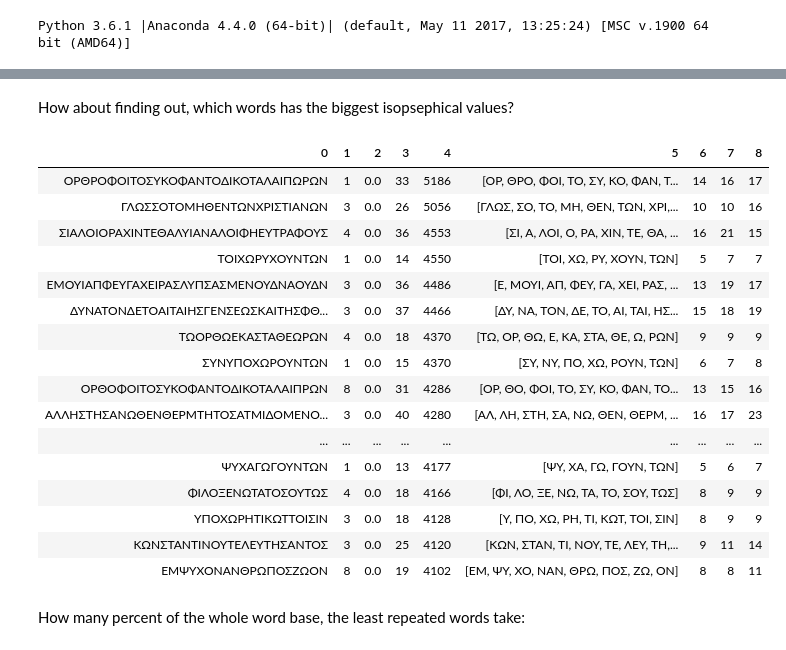
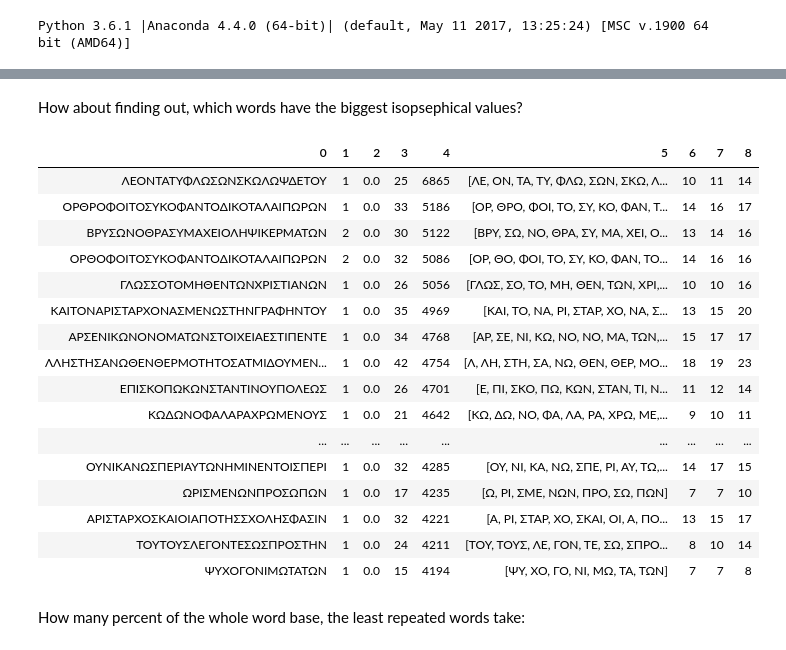
Before and after one commit to markomanninen/grcriddles, a Jupyter notebook: Processing Greek corpora for the isopsehical riddle solver.ipynb, the cells around one changed output, grey strips where cells are left out. Saved outputs shown, nothing was run; the diff lists cells and outputs as text; code cells hidden in the pictures.

Commit message:
Major update of the first chapter

```diff
--- a/Processing Greek corpora for the isopsehical riddle solver.ipynb
+++ b/Processing Greek corpora for the isopsehical riddle solver.ipynb
@@ -78,6 +59,0 @@ Note that one can download and extract `greek_text_first1kgreek` directly from
-# %%
-from functions import copy_corpora
-
-for item in [["greek_text_first1kgreek", "greek_text_tlg"],
-             ["greek_text_perseus", "greek_text_prs"]]:
-    copy_corpora(*item)
@@ -88,0 +77,8 @@ Perseus Greek source text is written as a betacode, so I will need a converter s
+# %%
+from functions import copy_corpora, joinpaths, perseus_tmp_dir, first1k_tmp_dir
+# important files resides in the data directory of the repositories
+for item in [[joinpaths(perseus_zip_dir,
+              ["canonical-greekLit-master", "data"]), perseus_tmp_dir],
+             [joinpaths(first1k_zip_dir,
+              ["First1KGreek-master", "data"]), first1k_tmp_dir]]:
+    copy_corpora(*item)
@@ -88,0 +94,5 @@ Perseus Greek source text is written as a betacode, so I will need a converter s
+# %%
+from functions import init_corpora, perseus_dir, first1k_dir
+# collect files and initialize data dictionary
+greek_corpora_x = init_corpora([[perseus_tmp_dir, perseus_dir], [first1k_tmp_dir, first1k_dir]])
+print(len(greek_corpora_x), "files found")
@@ -97,8 +108,0 @@ Extracted content is saved to the author/work based directories. Simplified unci
-# %%
-from functions import init_corpora
-
-# init corpora list
-corporas = ["greek_text_prs", "greek_text_tlg"]
-
-greek_corpora_x = init_corpora(corporas)
-print("%s files found" % len(greek_corpora_x))
@@ -355,25 +357,28 @@ HTML(l.to_html(index=False))
 # %% [markdown]
-How about finding out, which words has the biggest isopsephical values?
+How about finding out, which words have the biggest isopsephical values?
 # %%
-HTML(df.sort_values(4, ascending=False).head(n=20).to_html(index=False))
+# sort by the isopsephy column
+m = df.sort_values(4, ascending=False).head(n=20)
+# output table
+HTML(m.to_html(index=False))
 # %% [output]
 | 0 | 1 | 2 | 3 | 4 | 5 | 6 | 7 | 8 |
+| ΛΕΟΝΤΑΤΥΦΛΩΣΩΝΣΚΩΛΩΨΔΕΤΟΥ | 1 | 0.0 | 25 | 6865 | [ΛΕ, ΟΝ, ΤΑ, ΤΥ, ΦΛΩ, ΣΩΝ, ΣΚΩ, Λ... | 10 | 11 | 14 |
 | ΟΡΘΡΟΦΟΙΤΟΣΥΚΟΦΑΝΤΟΔΙΚΟΤΑΛΑΙΠΩΡΩΝ | 1 | 0.0 | 33 | 5186 | [ΟΡ, ΘΡΟ, ΦΟΙ, ΤΟ, ΣΥ, ΚΟ, ΦΑΝ, Τ... | 14 | 16 | 17 |
-| ΓΛΩΣΣΟΤΟΜΗΘΕΝΤΩΝΧΡΙΣΤΙΑΝΩΝ | 3 | 0.0 | 26 | 5056 | [ΓΛΩΣ, ΣΟ, ΤΟ, ΜΗ, ΘΕΝ, ΤΩΝ, ΧΡΙ,... | 10 | 10 | 16 |
-| ΣΙΑΛΟΙΟΡΑΧΙΝΤΕΘΑΛΥΙΑΝΑΛΟΙΦΗΕΥΤΡΑΦΟΥΣ | 4 | 0.0 | 36 | 4553 | [ΣΙ, Α, ΛΟΙ, Ο, ΡΑ, ΧΙΝ, ΤΕ, ΘΑ, ... | 16 | 21 | 15 |
-| ΤΟΙΧΩΡΥΧΟΥΝΤΩΝ | 1 | 0.0 | 14 | 4550 | [ΤΟΙ, ΧΩ, ΡΥ, ΧΟΥΝ, ΤΩΝ] | 5 | 7 | 7 |
-| ΕΜΟΥΙΑΠΦΕΥΓΑΧΕΙΡΑΣΛΥΠΣΑΣΜΕΝΟΥΔΝΑΟΥΔΝ | 3 | 0.0 | 36 | 4486 | [Ε, ΜΟΥΙ, ΑΠ, ΦΕΥ, ΓΑ, ΧΕΙ, ΡΑΣ, ... | 13 | 19 | 17 |
-| ΔΥΝΑΤΟΝΔΕΤΟΑΙΤΑΙΗΣΓΕΝΣΕΩΣΚΑΙΤΗΣΦΘ... | 3 | 0.0 | 37 | 4466 | [ΔΥ, ΝΑ, ΤΟΝ, ΔΕ, ΤΟ, ΑΙ, ΤΑΙ, ΗΣ... | 15 | 18 | 19 |
-| ΤΩΟΡΘΩΕΚΑΣΤΑΘΕΩΡΩΝ | 4 | 0.0 | 18 | 4370 | [ΤΩ, ΟΡ, ΘΩ, Ε, ΚΑ, ΣΤΑ, ΘΕ, Ω, ΡΩΝ] | 9 | 9 | 9 |
-| ΣΥΝΥΠΟΧΩΡΟΥΝΤΩΝ | 1 | 0.0 | 15 | 4370 | [ΣΥ, ΝΥ, ΠΟ, ΧΩ, ΡΟΥΝ, ΤΩΝ] | 6 | 7 | 8 |
-| ΟΡΘΟΦΟΙΤΟΣΥΚΟΦΑΝΤΟΔΙΚΟΤΑΛΑΙΠΡΩΝ | 8 | 0.0 | 31 | 4286 | [ΟΡ, ΘΟ, ΦΟΙ, ΤΟ, ΣΥ, ΚΟ, ΦΑΝ, ΤΟ... | 13 | 15 | 16 |
-| ΑΛΛΗΣΤΗΣΑΝΩΘΕΝΘΕΡΜΤΗΤΟΣΑΤΜΙΔΟΜΕΝΟ... | 3 | 0.0 | 40 | 4280 | [ΑΛ, ΛΗ, ΣΤΗ, ΣΑ, ΝΩ, ΘΕΝ, ΘΕΡΜ, ... | 16 | 17 | 23 |
+| ΒΡΥΣΩΝΟΘΡΑΣΥΜΑΧΕΙΟΛΗΨΙΚΕΡΜΑΤΩΝ | 2 | 0.0 | 30 | 5122 | [ΒΡΥ, ΣΩ, ΝΟ, ΘΡΑ, ΣΥ, ΜΑ, ΧΕΙ, Ο... | 13 | 14 | 16 |
+| ΟΡΘΟΦΟΙΤΟΣΥΚΟΦΑΝΤΟΔΙΚΟΤΑΛΑΙΠΩΡΩΝ | 2 | 0.0 | 32 | 5086 | [ΟΡ, ΘΟ, ΦΟΙ, ΤΟ, ΣΥ, ΚΟ, ΦΑΝ, ΤΟ... | 14 | 16 | 16 |
+| ΓΛΩΣΣΟΤΟΜΗΘΕΝΤΩΝΧΡΙΣΤΙΑΝΩΝ | 1 | 0.0 | 26 | 5056 | [ΓΛΩΣ, ΣΟ, ΤΟ, ΜΗ, ΘΕΝ, ΤΩΝ, ΧΡΙ,... | 10 | 10 | 16 |
+| ΚΑΙΤΟΝΑΡΙΣΤΑΡΧΟΝΑΣΜΕΝΩΣΤΗΝΓΡΑΦΗΝΤΟΥ | 1 | 0.0 | 35 | 4969 | [ΚΑΙ, ΤΟ, ΝΑ, ΡΙ, ΣΤΑΡ, ΧΟ, ΝΑ, Σ... | 13 | 15 | 20 |
+| ΑΡΣΕΝΙΚΩΝΟΝΟΜΑΤΩΝΣΤΟΙΧΕΙΑΕΣΤΙΠΕΝΤΕ | 1 | 0.0 | 34 | 4768 | [ΑΡ, ΣΕ, ΝΙ, ΚΩ, ΝΟ, ΝΟ, ΜΑ, ΤΩΝ,... | 15 | 17 | 17 |
+| ΛΛΗΣΤΗΣΑΝΩΘΕΝΘΕΡΜΟΤΗΤΟΣΑΤΜΙΔΟΥΜΕΝ... | 1 | 0.0 | 42 | 4754 | [Λ, ΛΗ, ΣΤΗ, ΣΑ, ΝΩ, ΘΕΝ, ΘΕΡ, ΜΟ... | 18 | 19 | 23 |
+| ΕΠΙΣΚΟΠΩΚΩΝΣΤΑΝΤΙΝΟΥΠΟΛΕΩΣ | 1 | 0.0 | 26 | 4701 | [Ε, ΠΙ, ΣΚΟ, ΠΩ, ΚΩΝ, ΣΤΑΝ, ΤΙ, Ν... | 11 | 12 | 14 |
+| ΚΩΔΩΝΟΦΑΛΑΡΑΧΡΩΜΕΝΟΥΣ | 1 | 0.0 | 21 | 4642 | [ΚΩ, ΔΩ, ΝΟ, ΦΑ, ΛΑ, ΡΑ, ΧΡΩ, ΜΕ,... | 9 | 10 | 11 |
 | ... | ... | ... | ... | ... | ... | ... | ... | ... |
-| ΨΥΧΑΓΩΓΟΥΝΤΩΝ | 1 | 0.0 | 13 | 4177 | [ΨΥ, ΧΑ, ΓΩ, ΓΟΥΝ, ΤΩΝ] | 5 | 6 | 7 |
-| ΦΙΛΟΞΕΝΩΤΑΤΟΣΟΥΤΩΣ | 4 | 0.0 | 18 | 4166 | [ΦΙ, ΛΟ, ΞΕ, ΝΩ, ΤΑ, ΤΟ, ΣΟΥ, ΤΩΣ] | 8 | 9 | 9 |
-| ΥΠΟΧΩΡΗΤΙΚΩΤΤΟΙΣΙΝ | 3 | 0.0 | 18 | 4128 | [Υ, ΠΟ, ΧΩ, ΡΗ, ΤΙ, ΚΩΤ, ΤΟΙ, ΣΙΝ] | 8 | 9 | 9 |
-| ΚΩΝΣΤΑΝΤΙΝΟΥΤΕΛΕΥΤΗΣΑΝΤΟΣ | 3 | 0.0 | 25 | 4120 | [ΚΩΝ, ΣΤΑΝ, ΤΙ, ΝΟΥ, ΤΕ, ΛΕΥ, ΤΗ,... | 9 | 11 | 14 |
-| ΕΜΨΥΧΟΝΑΝΘΡΩΠΟΣΖΩΟΝ | 8 | 0.0 | 19 | 4102 | [ΕΜ, ΨΥ, ΧΟ, ΝΑΝ, ΘΡΩ, ΠΟΣ, ΖΩ, ΟΝ] | 8 | 8 | 11 |
+| ΟΥΝΙΚΑΝΩΣΠΕΡΙΑΥΤΩΝΗΜΙΝΕΝΤΟΙΣΠΕΡΙ | 1 | 0.0 | 32 | 4285 | [ΟΥ, ΝΙ, ΚΑ, ΝΩ, ΣΠΕ, ΡΙ, ΑΥ, ΤΩ,... | 14 | 17 | 15 |
+| ΩΡΙΣΜΕΝΩΝΠΡΟΣΩΠΩΝ | 1 | 0.0 | 17 | 4235 | [Ω, ΡΙ, ΣΜΕ, ΝΩΝ, ΠΡΟ, ΣΩ, ΠΩΝ] | 7 | 7 | 10 |
+| ΑΡΙΣΤΑΡΧΟΣΚΑΙΟΙΑΠΟΤΗΣΣΧΟΛΗΣΦΑΣΙΝ | 1 | 0.0 | 32 | 4221 | [Α, ΡΙ, ΣΤΑΡ, ΧΟ, ΣΚΑΙ, ΟΙ, Α, ΠΟ... | 13 | 15 | 17 |
+| ΤΟΥΤΟΥΣΛΕΓΟΝΤΕΣΩΣΠΡΟΣΤΗΝ | 1 | 0.0 | 24 | 4211 | [ΤΟΥ, ΤΟΥΣ, ΛΕ, ΓΟΝ, ΤΕ, ΣΩ, ΣΠΡΟ... | 8 | 10 | 14 |
+| ΨΥΧΟΓΟΝΙΜΩΤΑΤΩΝ | 1 | 0.0 | 15 | 4194 | [ΨΥ, ΧΟ, ΓΟ, ΝΙ, ΜΩ, ΤΑ, ΤΩΝ] | 7 | 7 | 8 |
 # %% [markdown]
 How many percent of the whole word base, the least repeated words take:
 # %%
```
Also changed, not shown: parts of 48 cells of this notebook, 3 other files.
